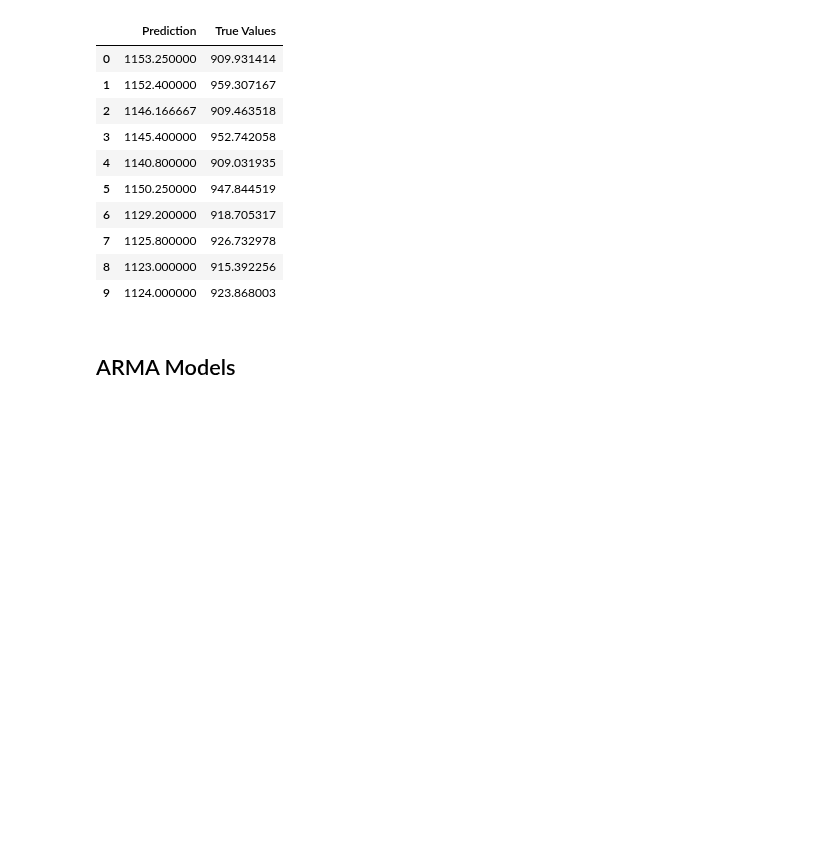
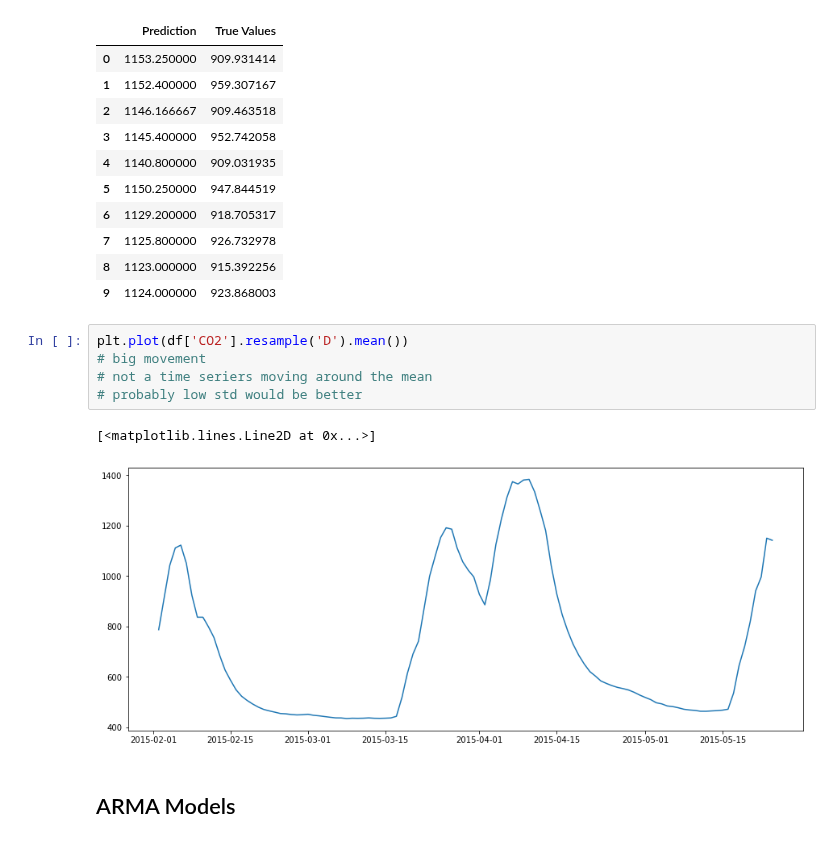
Before and after one commit to Shinan-tech/data-pt-ber-08-20, a Jupyter notebook: Labs/module-2_labs/05_applied-analysis/04_lab-time-series/time-series-class.ipynb, the cells around one changed output. Cells and saved outputs as stored; diff of their text form; blank space fills up the shorter version.

```diff
--- a/Labs/module-2_labs/05_applied-analysis/04_lab-time-series/time-series-class.ipynb
+++ b/Labs/module-2_labs/05_applied-analysis/04_lab-time-series/time-series-class.ipynb
@@ -419,6 +445,14 @@ pd.DataFrame(zip(test, pred), columns = {'True Values', 'Prediction'})
 | 7 | 1125.800000 | 926.732978 |
 | 8 | 1123.000000 | 915.392256 |
 | 9 | 1124.000000 | 923.868003 |
+# %%
+plt.plot(df['CO2'].resample('D').mean())
+# big movement
+# not a time seriers moving around the mean
+# probably low std would be better
+# %% [output]
+[<matplotlib.lines.Line2D at 0x...>]
+[figure, added]
 # %% [markdown]
 ## ARMA Models
 # %%
```
Also changed, not shown: parts of 20 cells of this notebook.
